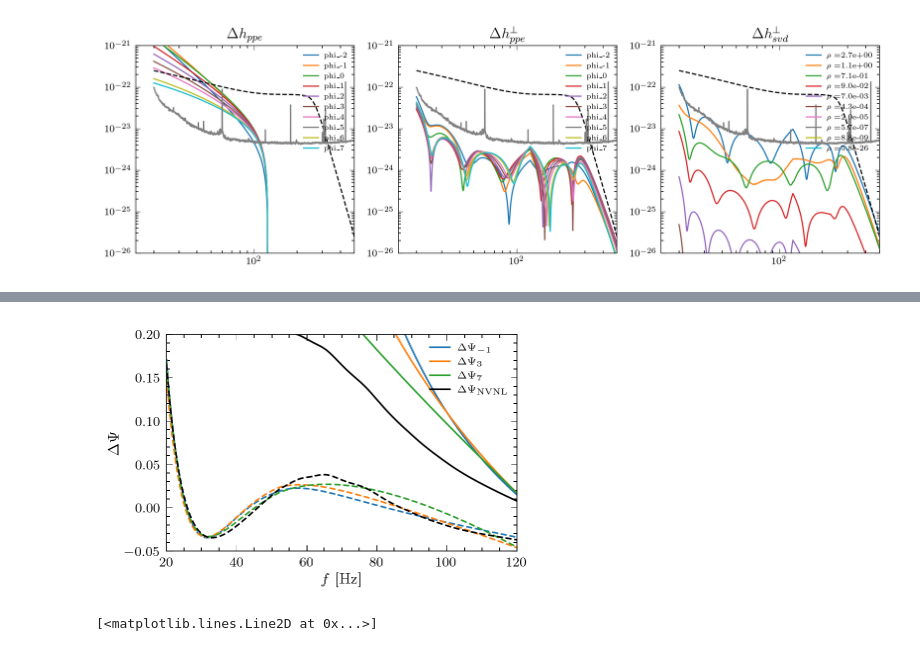
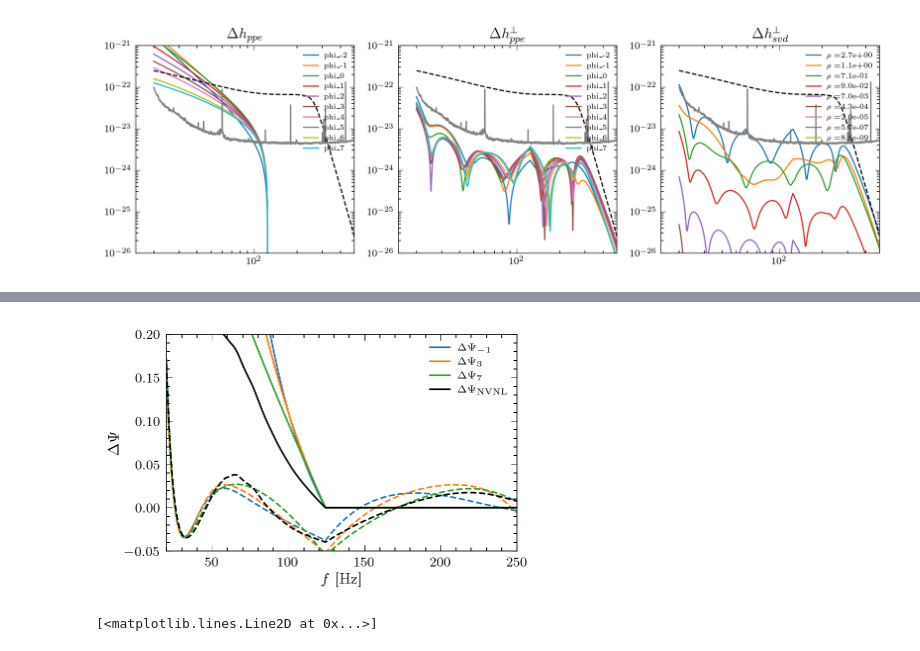
Before and after one commit to BrianCSeymour/geo-tgr, a Jupyter notebook: svd-ppeperp.ipynb, the cells around one changed output, grey strips where cells are left out. Saved outputs shown, nothing was run; the diff lists cells and outputs as text; code cells hidden in the pictures.

```diff
--- a/svd-ppeperp.ipynb
+++ b/svd-ppeperp.ipynb
@@ -341,0 +394,3 @@ rf"$\Delta \Psi_{{SVD {i+1:d} }}$"
+# %%
+k = 1
+lib.innprod(res[obj.k2str[k]]["H1"],res[obj.k2str[k]]["H1"],obj.psdO3,obj.freqs)
@@ -372,29 +494,30 @@ plt.show()
 # %%
 kkplt = [-1, 3, 7]
 
 for k in kkplt:
     line, = plt.plot(obj.freqs,np.real(resDh[obj.k2str[k]]["H1"] / hgr["H1"]/1j), label=rf"$\Delta \Psi_{{ {k:d} }}$")
     plt.plot(obj.freqs, np.real(res[obj.k2str[k]]["H1"] / hgr["H1"]/1j) , color = line.get_color(), ls = "--")
 
 line, = plt.plot(obj.freqs,np.real(Dh_nvnl["H1"] / hgr["H1"]/1j), label=rf"$\Delta \Psi_{{ \mathrm{{NVNL}} }}$", c = "k")
 plt.plot(obj.freqs, np.real(dhperp_nvnl["H1"] / hgr["H1"]/1j) , color = line.get_color(), ls = "--")
 
-plt.xlim(20, 120)
+plt.xlim(20, 250)
 plt.ylim(-0.5,3)
 plt.ylim(-0.05,0.2)
 plt.legend(loc=1)
 
 plt.xlabel(r"$f$ [Hz]")
 # plt.ylim(-3/10,3)
 plt.ylabel(r"$\Delta \Psi$")
-# plt.savefig(datestr+"-psi-example.pdf", bbox_inches='tight', pad_inches=0)
+plt.ylim(-3/10,3)
+# plt.savefig("psiperp-example1.pdf", bbox_inches='tight', pad_inches=0)
 
-# plt.ylim(-0.1/10,0.1)
+plt.ylim(-0.05,0.2)
 # plt.savefig("psiperp-example2.pdf", bbox_inches='tight', pad_inches=0)
 
 plt.show()
 # %% [output]
-[figure, old version]
+[figure, new version]
 # %%
 plt.plot(obj.freqs,np.real(Dh_nvnl["H1"] / hgr["H1"]/1j), label=rf"$\Delta \Psi_{{ \mathrm{{NVNL}} }}$", c = "k")
 # %% [output]
```
Also changed, not shown: parts of 15 cells of this notebook, 5 other files.
